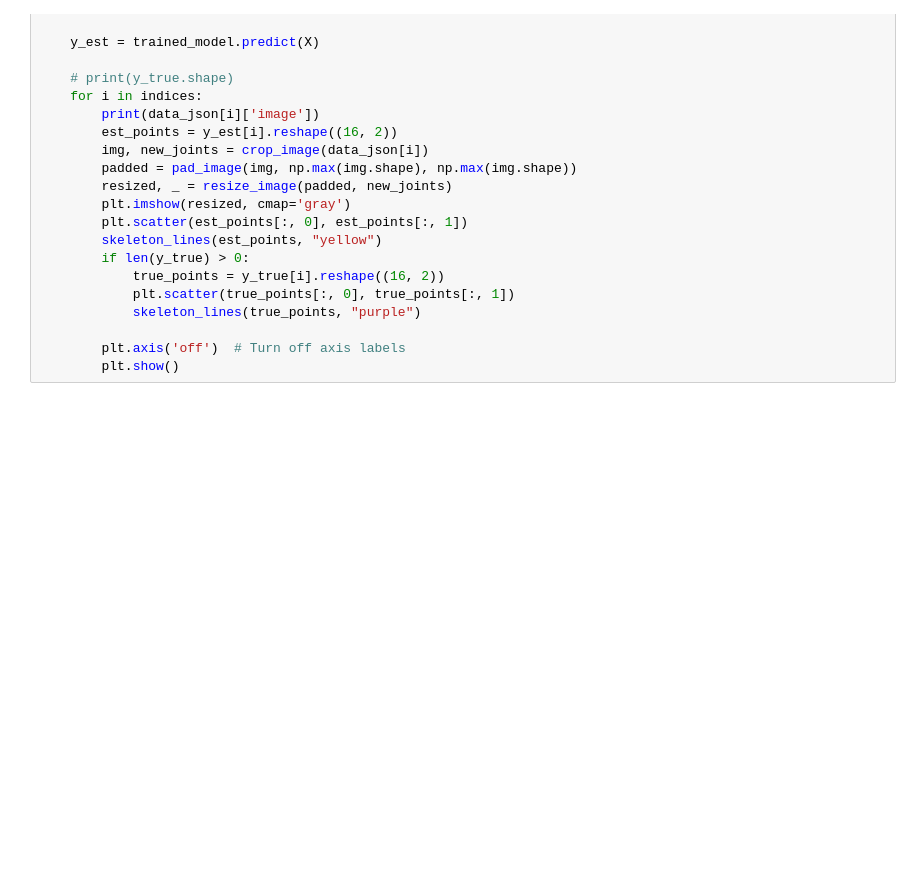
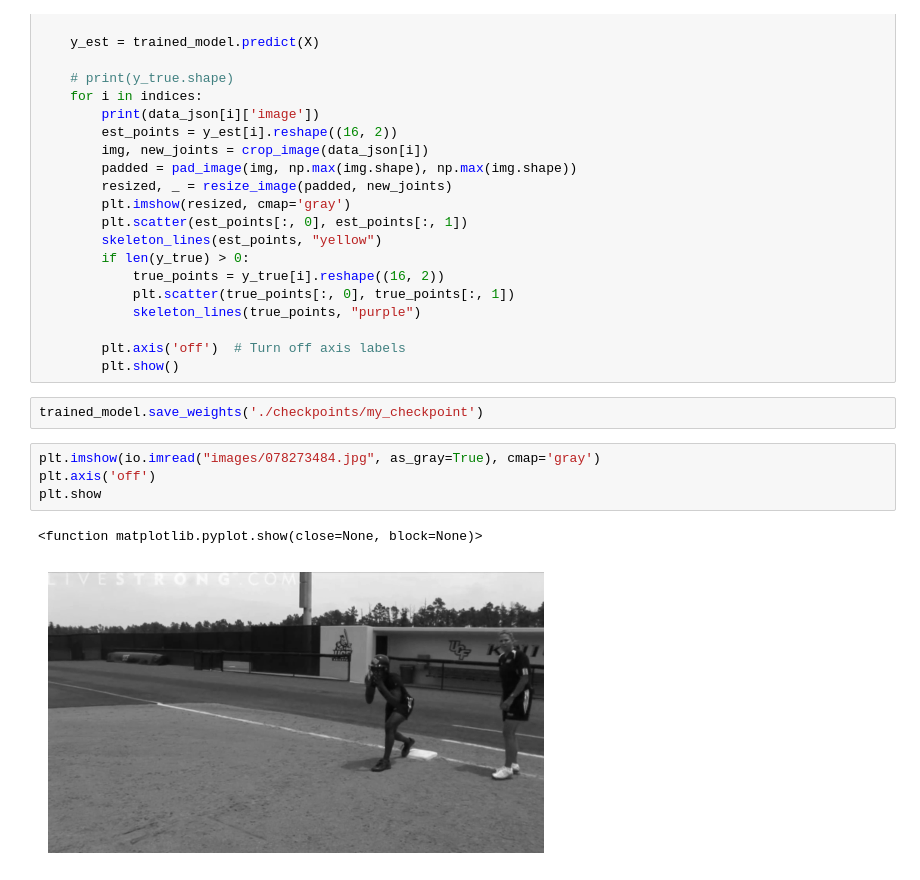
Before and after one commit to echow626/cs131-final, a Jupyter notebook: cs131_final_project_model_1 copy.ipynb, the cells around one changed output. Saved outputs shown, nothing was run; the diff lists cells and outputs as text; blank space fills up the shorter version.

```diff
--- a/cs131_final_project_model_1 copy.ipynb
+++ b/cs131_final_project_model_1 copy.ipynb
@@ -683,3 +733,12 @@ def visualize_joint_predictions(data_type: str, num_visualize=10, random_visuali
 
         plt.axis('off')  # Turn off axis labels
         plt.show()
+# %%
+trained_model.save_weights('./checkpoints/my_checkpoint')
+# %%
+plt.imshow(io.imread("images/078273484.jpg", as_gray=True), cmap='gray')
+plt.axis('off')
+plt.show
+# %% [output]
+<function matplotlib.pyplot.show(close=None, block=None)>
+[figure, added]
```
Also changed, not shown: parts of 9 cells of this notebook, 3 other files.
